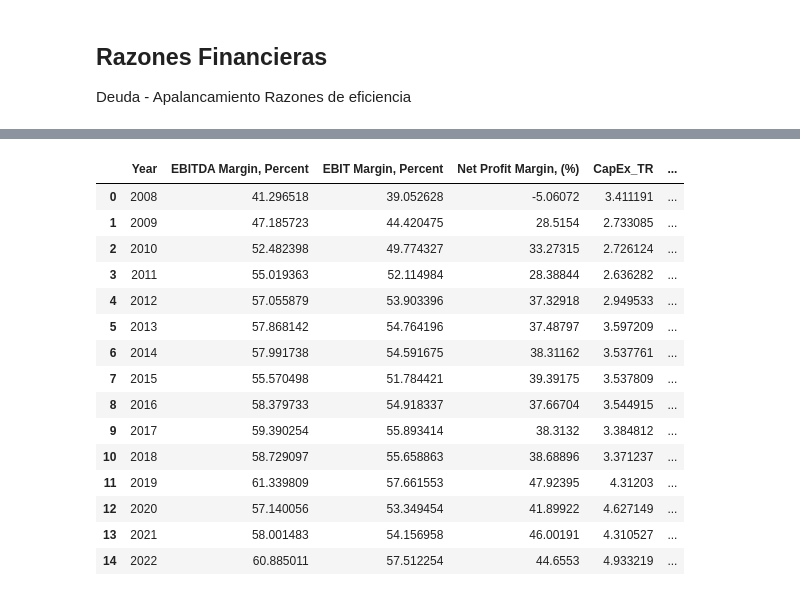
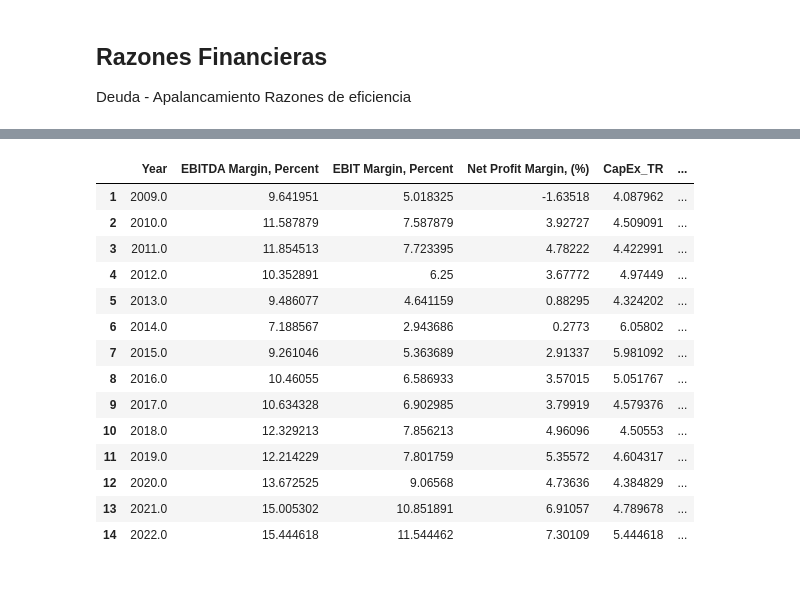
Before and after one commit to neftalivldz/finanzas2025, a Jupyter notebook: PeerAnalysis.ipynb, the cells around one changed output, grey strips where cells are left out. Drawn from its saved outputs; the diff is of its cells as text; code cells hidden in the pictures.

```diff
--- a/PeerAnalysis.ipynb
+++ b/PeerAnalysis.ipynb
@@ -102,7 +86,7 @@ peers = ['MA.N', 'V.N', 'FIS.N', 'AXP.N']
 
 Deuda - Apalancamiento Razones de eficiencia
 # %%
-RICS = ['MA.N', 'V.N', 'FIS.N', 'AXP.N']
+RICS = ['RHMG.DE', 'MTXGn.DE', 'DUEG.DE', 'TCFP.PA', 'BAES.L']
 fields = ['TR.EpsSmartEst','TR.EPSMean','TR.EpsPreSurprisePct','TR.EpsPreSurprise','TR.EpsPreSurpriseFlag','TR.EPSMedian','TR.EPSLow','TR.EPSHigh']
 
 eps = ld.get_data(RICS, fields)
@@ -121,7 +106,7 @@ ts = ld.get_data(RICS,
                     'TR.EBITMarginPercent(SDate=2010-01-02,EDate=2024-12-15,Frq=Y)',
                     'TR.NetProfitMargin(SDate=2010-01-02,EDate=2024-12-15,Frq=Y)',
                     'TR.CapitalExpendituresCFStmt(SDate=2010-01-02,EDate=2024-12-15,Frq=Y)',
-                    'TR.PriceClose(SDate=2010-01-02,EDate=2024-12-15,Frq=Y)'
+                    'TR.PriceClose(SDate=2010-01-02,EDate=2025-03-12,Frq=Y)'
                    ])
 ts2 = ts.drop_duplicates()
 ts2
@@ -149,4 +130,4 @@ ts2['CapEx_TR'] = ts2['Capital Expenditures, Discrete']*100/ts2['Total Revenue']
 ts2['Total Revenue lag'] = ts2.groupby(["Instrument"])['Total Revenue'].shift(1)
 ts2['TotalRevenueGrowth'] = ((ts2['Total Revenue']/ts2['Total Revenue lag'])-1)*100
 ts2['Year'] = ts2['Date'].dt.year
-ts2
+ts2 = ts2.dropna()
@@ -171,21 +134,20 @@ ts2
 # %%
-ts3 = ts2.loc[ts2['Instrument'] == 'MA.N'][['Year', 'EBITDA Margin, Percent', 'EBIT Margin, Percent', 'Net Profit Margin, (%)', 'CapEx_TR', 'TotalRevenueGrowth', 'Price Close']]
+ts3 = ts2.loc[ts2['Instrument'] == ric.value][['Year', 'EBITDA Margin, Percent', 'EBIT Margin, Percent', 'Net Profit Margin, (%)', 'CapEx_TR', 'TotalRevenueGrowth', 'Price Close']]
 ts3
 # %% [output]
 |  | Year | EBITDA Margin, Percent | EBIT Margin, Percent | Net Profit Margin, (%) | CapEx_TR | ... |
-| 0 | 2008 | 41.296518 | 39.052628 | -5.06072 | 3.411191 | ... |
-| 1 | 2009 | 47.185723 | 44.420475 | 28.5154 | 2.733085 | ... |
-| 2 | 2010 | 52.482398 | 49.774327 | 33.27315 | 2.726124 | ... |
-| 3 | 2011 | 55.019363 | 52.114984 | 28.38844 | 2.636282 | ... |
-| 4 | 2012 | 57.055879 | 53.903396 | 37.32918 | 2.949533 | ... |
-| 5 | 2013 | 57.868142 | 54.764196 | 37.48797 | 3.597209 | ... |
-| 6 | 2014 | 57.991738 | 54.591675 | 38.31162 | 3.537761 | ... |
-| 7 | 2015 | 55.570498 | 51.784421 | 39.39175 | 3.537809 | ... |
-| 8 | 2016 | 58.379733 | 54.918337 | 37.66704 | 3.544915 | ... |
-| 9 | 2017 | 59.390254 | 55.893414 | 38.3132 | 3.384812 | ... |
-| 10 | 2018 | 58.729097 | 55.658863 | 38.68896 | 3.371237 | ... |
-| 11 | 2019 | 61.339809 | 57.661553 | 47.92395 | 4.31203 | ... |
-| 12 | 2020 | 57.140056 | 53.349454 | 41.89922 | 4.627149 | ... |
-| 13 | 2021 | 58.001483 | 54.156958 | 46.00191 | 4.310527 | ... |
-| 14 | 2022 | 60.885011 | 57.512254 | 44.6553 | 4.933219 | ... |
+| 1 | 2009.0 | 9.641951 | 5.018325 | -1.63518 | 4.087962 | ... |
+| 2 | 2010.0 | 11.587879 | 7.587879 | 3.92727 | 4.509091 | ... |
+| 3 | 2011.0 | 11.854513 | 7.723395 | 4.78222 | 4.422991 | ... |
+| 4 | 2012.0 | 10.352891 | 6.25 | 3.67772 | 4.97449 | ... |
+| 5 | 2013.0 | 9.486077 | 4.641159 | 0.88295 | 4.324202 | ... |
+| 6 | 2014.0 | 7.188567 | 2.943686 | 0.2773 | 6.05802 | ... |
+| 7 | 2015.0 | 9.261046 | 5.363689 | 2.91337 | 5.981092 | ... |
+| 8 | 2016.0 | 10.46055 | 6.586933 | 3.57015 | 5.051767 | ... |
+| 9 | 2017.0 | 10.634328 | 6.902985 | 3.79919 | 4.579376 | ... |
+| 10 | 2018.0 | 12.329213 | 7.856213 | 4.96096 | 4.50553 | ... |
+| 11 | 2019.0 | 12.214229 | 7.801759 | 5.35572 | 4.604317 | ... |
+| 12 | 2020.0 | 13.672525 | 9.06568 | 4.73636 | 4.384829 | ... |
+| 13 | 2021.0 | 15.005302 | 10.851891 | 6.91057 | 4.789678 | ... |
+| 14 | 2022.0 | 15.444618 | 11.544462 | 7.30109 | 5.444618 | ... |
 # %%
```
Also changed, not shown: parts of 12 cells of this notebook, 2 other files.
